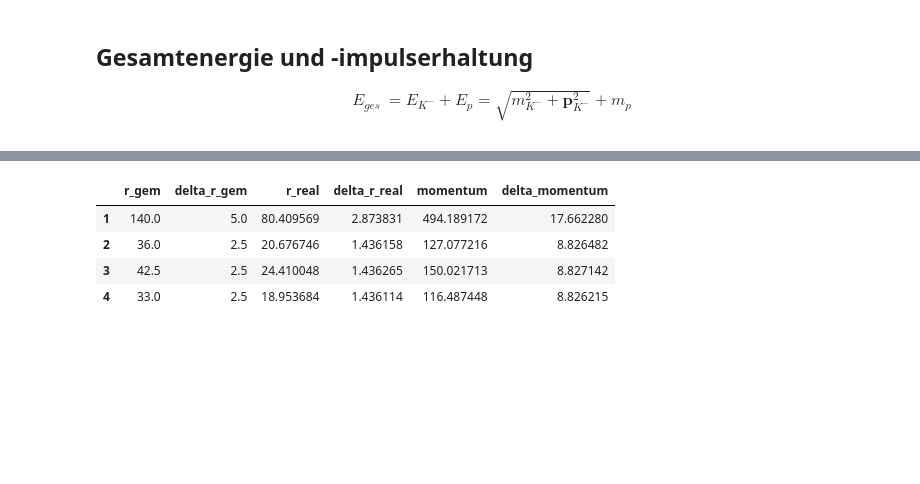
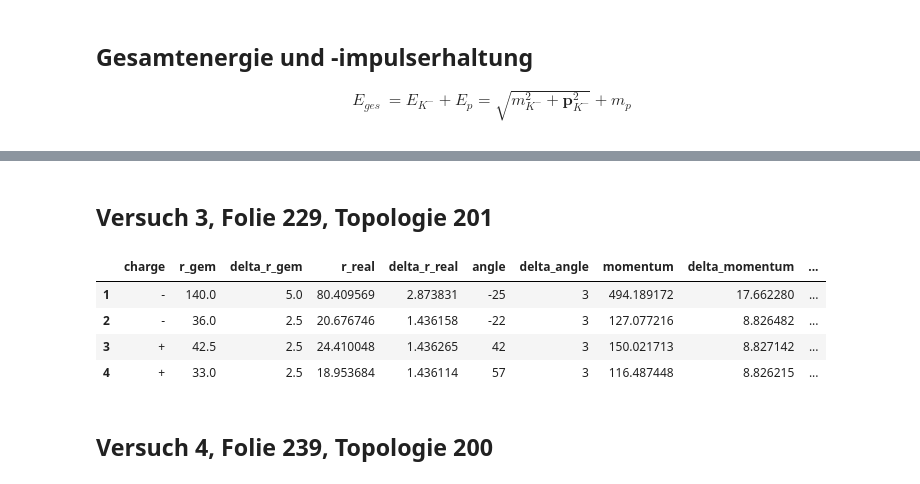
Before and after one commit to WackAlley/worksheet, a Jupyter notebook: labcourse21/calcsheet.ipynb, the cells around one changed output, grey strips where cells are left out. Drawn from its saved outputs; the diff is of its cells as text; code cells hidden in the pictures; blank space fills up the shorter version.

```diff
--- a/labcourse21/calcsheet.ipynb
+++ b/labcourse21/calcsheet.ipynb
@@ -71,7 +70,7 @@ def delta_momentum(delta_r_real):
 
 # Alles in einem
 dfs = [] # Gesamtdataframe für alle Topologien
-def parameterset(r_gem, delta_r_gem):
+def parameterset(r_gem, delta_r_gem, charge, bubble, delta_bubble, angle):
 
     # ic(r_real(r_gem))
     # ic(delta_r_real(r_gem, delta_r_gem))
@@ -90,12 +89,17 @@ def parameterset(r_gem, delta_r_gem):
     delta_momentum_values = delta_momentum(delta_r_real_values)
 
     df = pd.DataFrame({
+        "charge": charge,
         "r_gem": r_gem_array,
         "delta_r_gem": delta_r_gem_array,
         "r_real": r_real_values,
         "delta_r_real": delta_r_real_values,
+        "angle": angle,
+        "delta_angle": 3,
         "momentum": momentum_values,
-        "delta_momentum": delta_momentum_values
+        "delta_momentum": delta_momentum_values,
+        "rho" : bubble,
+        "delta_rho": delta_bubble
     }, index=np.arange(1, len(r_gem_array) + 1))
 
     dfs.append(df)
@@ -205,31 +268,64 @@ df2
+# %% [markdown]
+## Versuch 3, Folie 229, Topologie 201
 # %%
-# Folie 229, Topologie 201
 r_gem1 = 140
 delta_r_gem1 = 5
-theta_1 = -25 # possibly 360 - 25 = 335
-bubble_1 = np.array([48,47])
+
+bubble_1_measured = 47.5 # 47 and 48
+delta_bubble_1_measured_systematic = 0.5
+
+bubble_1 = bubble_1_measured / s_p
+delta_bubble_1 = delta_rho(bubble_1_measured, delta_bubble_1_measured_systematic)
+charge_1 = "-"
+angle_1 = -25
+
+
 
 r_gem2 = 36
 delta_r_gem2 = 2.5
-theta_2 = -25 # 335
-bubble_2 = np.array([50,56])
+
+bubble_2_measured = 53 # 50 and 56
+delta_bubble_2_measured_systematic = 3
+bubble_2 = bubble_2_measured / s_p
+delta_bubble_2 = delta_rho(bubble_2_measured, delta_bubble_2_measured_systematic)
+charge_2 = "-"
+angle_2 = -22
 
 r_gem3 = 42.5
 delta_r_gem3 = 2.5
-theta_3 = 42
-bubble_3 = np.array([59,46])
+bubble_3_measured = 52.5 # 46 and 59
+delta_bubble_3_measured_systematic = 6.5
+bubble_3 = bubble_3_measured / s_p
+delta_bubble_3 = delta_rho(bubble_3_measured, delta_bubble_3_measured_systematic)
+charge_3 = "+"
+angle_3 = 42
 
 r_gem4 = 33
 delta_r_gem4 = 2.5
-theta_4 = 57
-bubble_4 = np.array([58,61])
+bubble_4_measured = 59.5 # 58 and 61
+delta_bubble_4_measured_systematic = 1.5
+bubble_4 = bubble_4_measured / s_p
+delta_bubble_4 = delta_rho(bubble_4_measured, delta_bubble_4_measured_systematic)
+charge_4 = "+"
+angle_4 = 57
 
-df3 = parameterset(np.array([r_gem1,r_gem2,r_gem3,r_gem4]),np.array([delta_r_gem1,delta_r_gem2,delta_r_gem3,delta_r_gem4]))[4]
+# ----------------------------------------------------------------
+
+r_gem = np.array([r_gem1,r_gem2,r_gem3,r_gem4])
+delta_r_gem = np.array([delta_r_gem1,delta_r_gem2,delta_r_gem3,delta_r_gem4])
+charge = [charge_1, charge_2, charge_3, charge_4]
+bubble = np.array([bubble_1, bubble_2, bubble_3, bubble_4])
+delta_bubble = np.array([delta_bubble_1, delta_bubble_2, delta_bubble_3, delta_bubble_4])
+angle = np.array([angle_1, angle_2, angle_3, angle_4])
+
+df3 = parameterset(r_gem,delta_r_gem, charge, bubble, delta_bubble, angle)[4]
 df3
 # %% [output]
-|  | r_gem | delta_r_gem | r_real | delta_r_real | momentum | delta_momentum |
-| 1 | 140.0 | 5.0 | 80.409569 | 2.873831 | 494.189172 | 17.662280 |
-| 2 | 36.0 | 2.5 | 20.676746 | 1.436158 | 127.077216 | 8.826482 |
-| 3 | 42.5 | 2.5 | 24.410048 | 1.436265 | 150.021713 | 8.827142 |
-| 4 | 33.0 | 2.5 | 18.953684 | 1.436114 | 116.487448 | 8.826215 |
+|  | charge | r_gem | delta_r_gem | r_real | delta_r_real | angle | delta_angle | momentum | delta_momentum | ... |
+| 1 | - | 140.0 | 5.0 | 80.409569 | 2.873831 | -25 | 3 | 494.189172 | 17.662280 | ... |
+| 2 | - | 36.0 | 2.5 | 20.676746 | 1.436158 | -22 | 3 | 127.077216 | 8.826482 | ... |
+| 3 | + | 42.5 | 2.5 | 24.410048 | 1.436265 | 42 | 3 | 150.021713 | 8.827142 | ... |
+| 4 | + | 33.0 | 2.5 | 18.953684 | 1.436114 | 57 | 3 | 116.487448 | 8.826215 | ... |
+# %% [markdown]
+## Versuch 4, Folie 239, Topologie 200
 # %%
```
Also changed, not shown: parts of 22 cells of this notebook, 4 other files.
